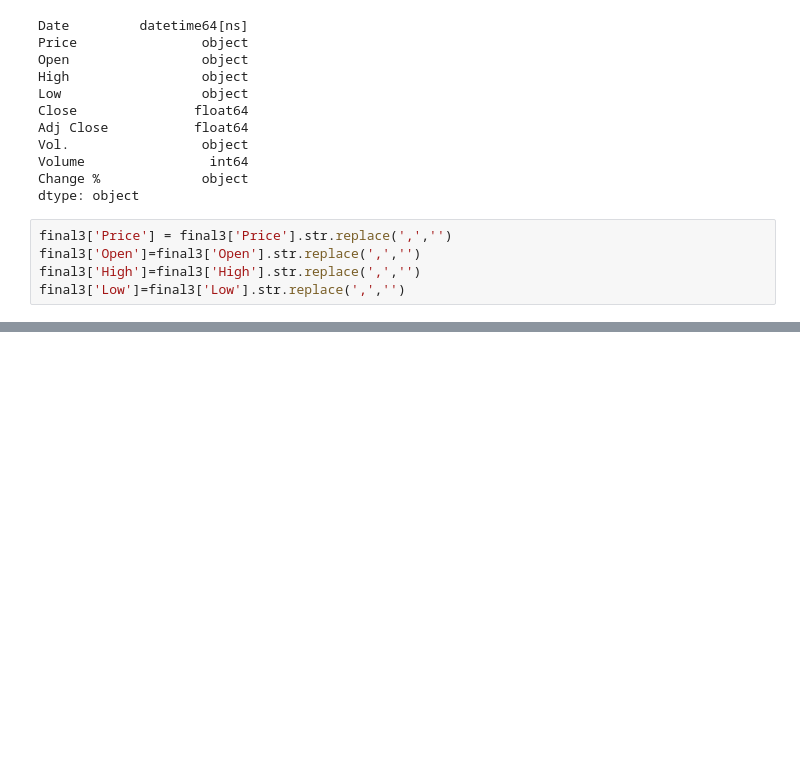
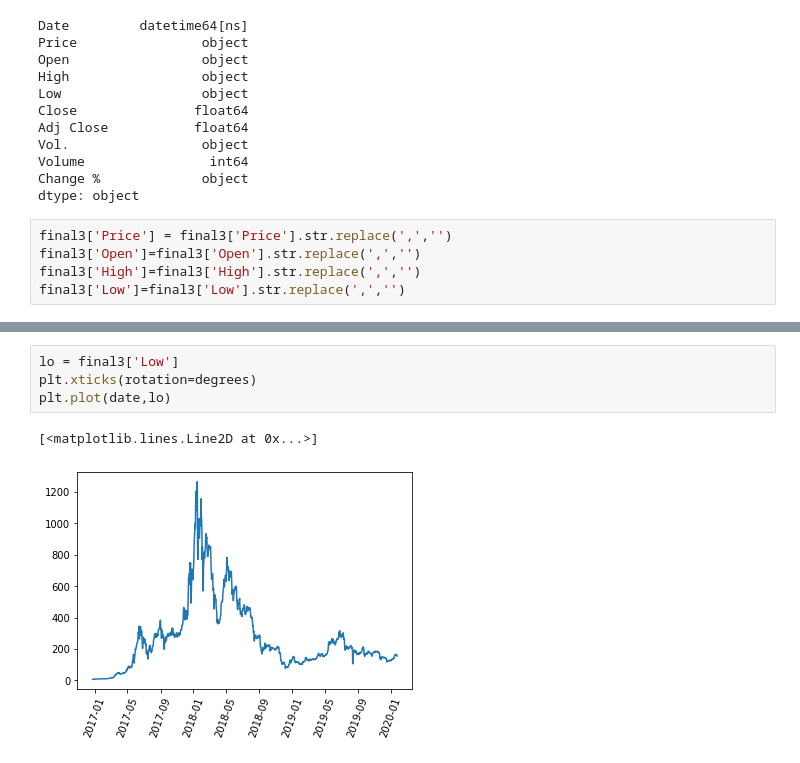
Before and after one commit to ironhack-datalabs/datamex0120, a Jupyter notebook: module-1/web-project/your-code/Untitled.ipynb, the cells around one changed output, grey strips where cells are left out. Cells and saved outputs as stored; diff of their text form; blank space fills up the shorter version.

```diff
--- a/module-1/web-project/your-code/Untitled.ipynb
+++ b/module-1/web-project/your-code/Untitled.ipynb
@@ -121,0 +124,7 @@ dtype: object
+# %%
+lo = final3['Low']
+plt.xticks(rotation=degrees)
+plt.plot(date,lo)
+# %% [output]
+[<matplotlib.lines.Line2D at 0x...>]
+[figure, added]
```
Also changed, not shown: parts of 8 cells of this notebook, 1 other file.
